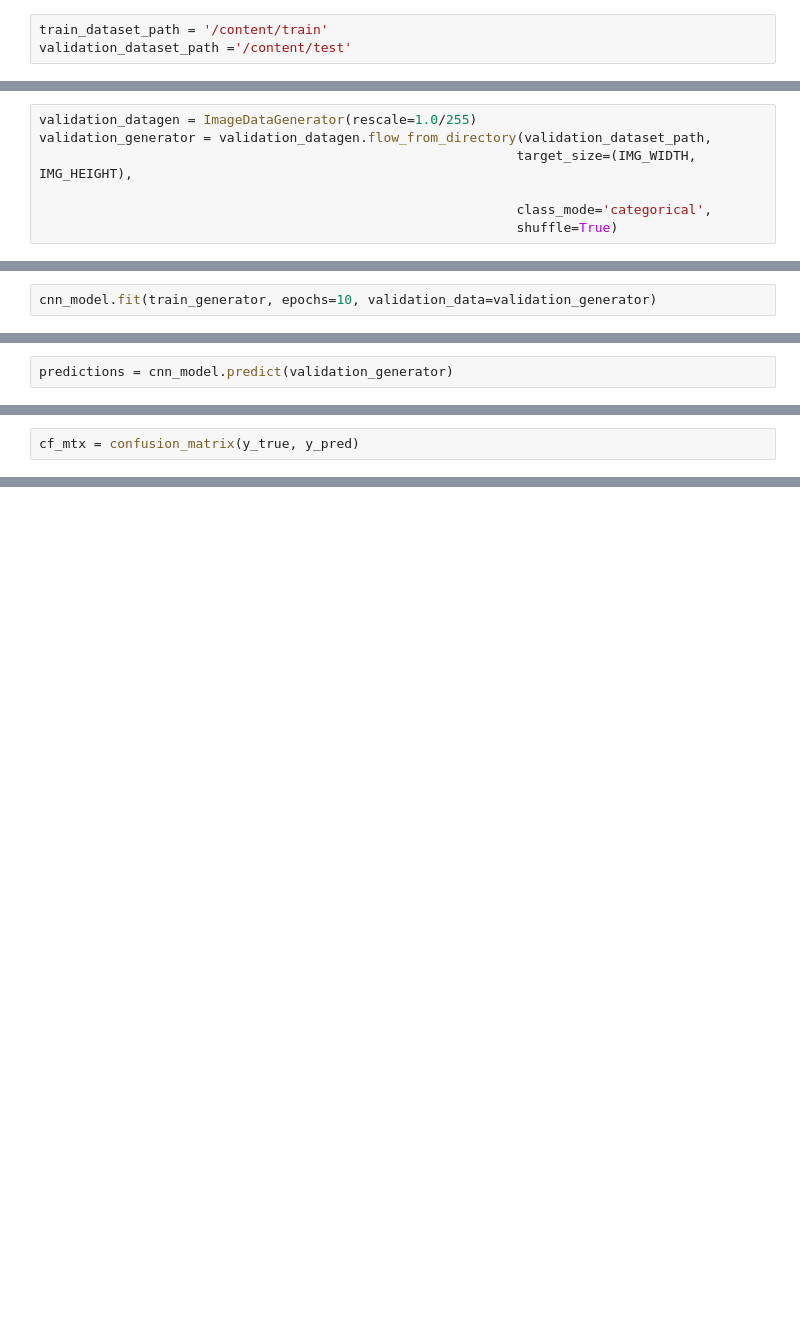
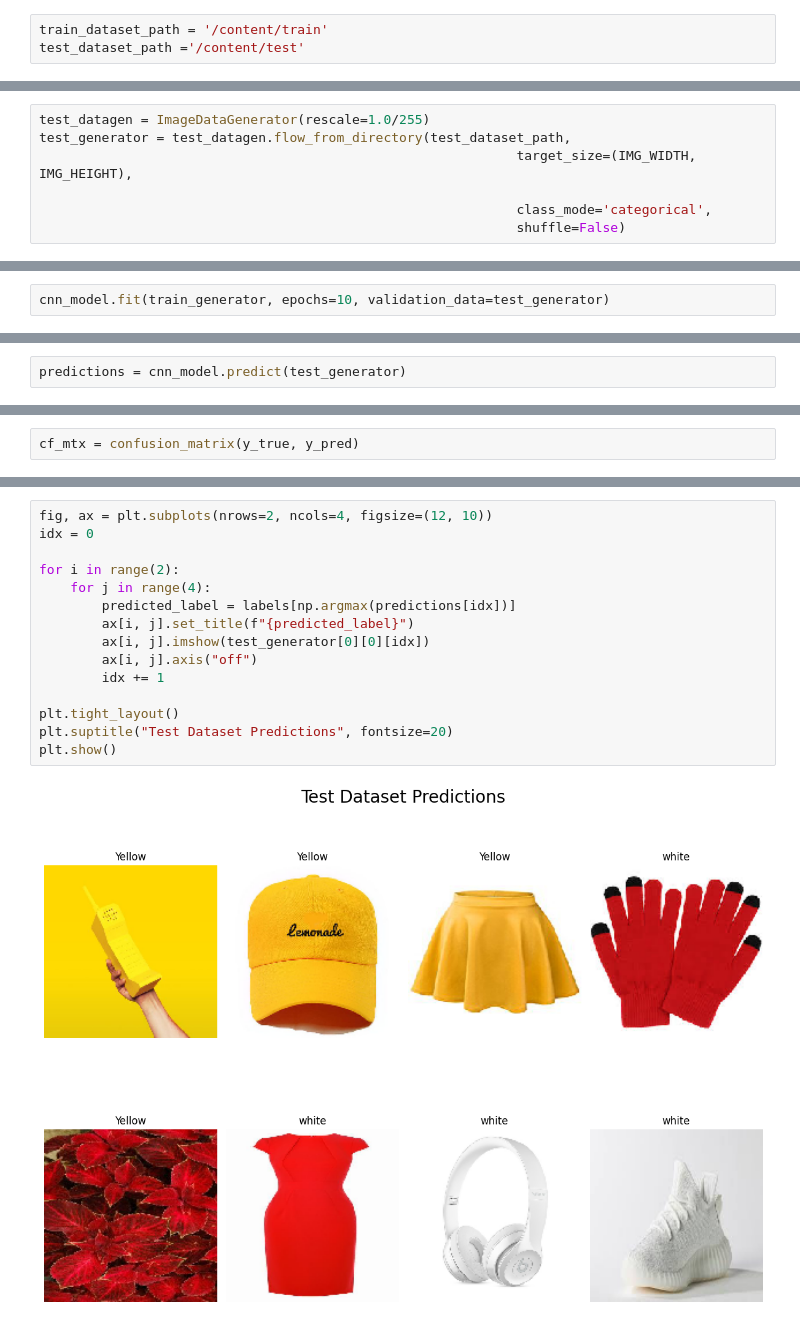
Before and after one commit to Sushmithaa-Pandian/Machine_learning_sush, a Jupyter notebook: multi_class.ipynb, the cells around one changed output, grey strips where cells are left out. Saved outputs shown, nothing was run; the diff lists cells and outputs as text; blank space fills up the shorter version.

```diff
--- a/multi_class.ipynb
+++ b/multi_class.ipynb
@@ -46,6 +32,6 @@ Requirement already satisfied: oauthlib>=3.0.0 in /usr/local/lib/python3.10/dist
 # %%
 train_dataset_path = '/content/train'
-validation_dataset_path ='/content/test'
+test_dataset_path ='/content/test'
 # %%
 IMG_WIDTH = 150
 IMG_HEIGHT = 150
@@ -65,8 +51,8 @@ Found 26 images belonging to 3 classes.
 # %%
-validation_datagen = ImageDataGenerator(rescale=1.0/255)
-validation_generator = validation_datagen.flow_from_directory(validation_dataset_path,
+test_datagen = ImageDataGenerator(rescale=1.0/255)
+test_generator = test_datagen.flow_from_directory(test_dataset_path,
                                                              target_size=(IMG_WIDTH, IMG_HEIGHT),
 
                                                              class_mode='categorical',
-                                                             shuffle=True)
+                                                             shuffle=False)
 # %% [output]
@@ -120,6 +106,6 @@ optimizer = Adam(learning_rate=0.001)
 from keras.backend import categorical_crossentropy
 cnn_model.compile(optimizer, loss="categorical_crossentropy", metrics=['accuracy'])
 # %%
-cnn_model.fit(train_generator, epochs=10, validation_data=validation_generator)
+cnn_model.fit(train_generator, epochs=10, validation_data=test_generator)
 # %% [output]
 Epoch 1/10
@@ -145,4 +131,4 @@ Epoch 10/10
 <keras.callbacks.History at 0x...>
 # %%
-predictions = cnn_model.predict(validation_generator)
+predictions = cnn_model.predict(test_generator)
 # %% [output]
@@ -177,0 +163,17 @@ Test Accuracy: 1.0
+# %%
+fig, ax = plt.subplots(nrows=2, ncols=4, figsize=(12, 10))
+idx = 0
+
+for i in range(2):
+    for j in range(4):
+        predicted_label = labels[np.argmax(predictions[idx])]
+        ax[i, j].set_title(f"{predicted_label}")
+        ax[i, j].imshow(test_generator[0][0][idx])
+        ax[i, j].axis("off")
+        idx += 1
+
+plt.tight_layout()
+plt.suptitle("Test Dataset Predictions", fontsize=20)
+plt.show()
+# %% [output]
+[figure, added]
```
Also changed, not shown: parts of 12 cells of this notebook.
